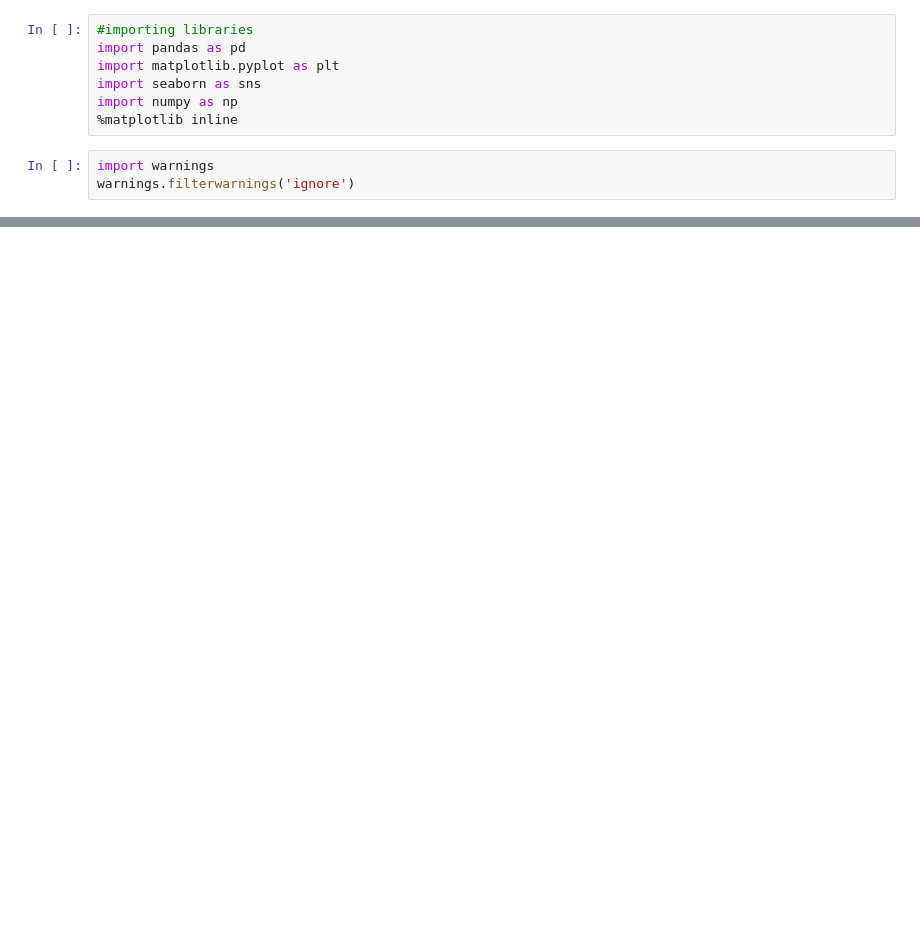
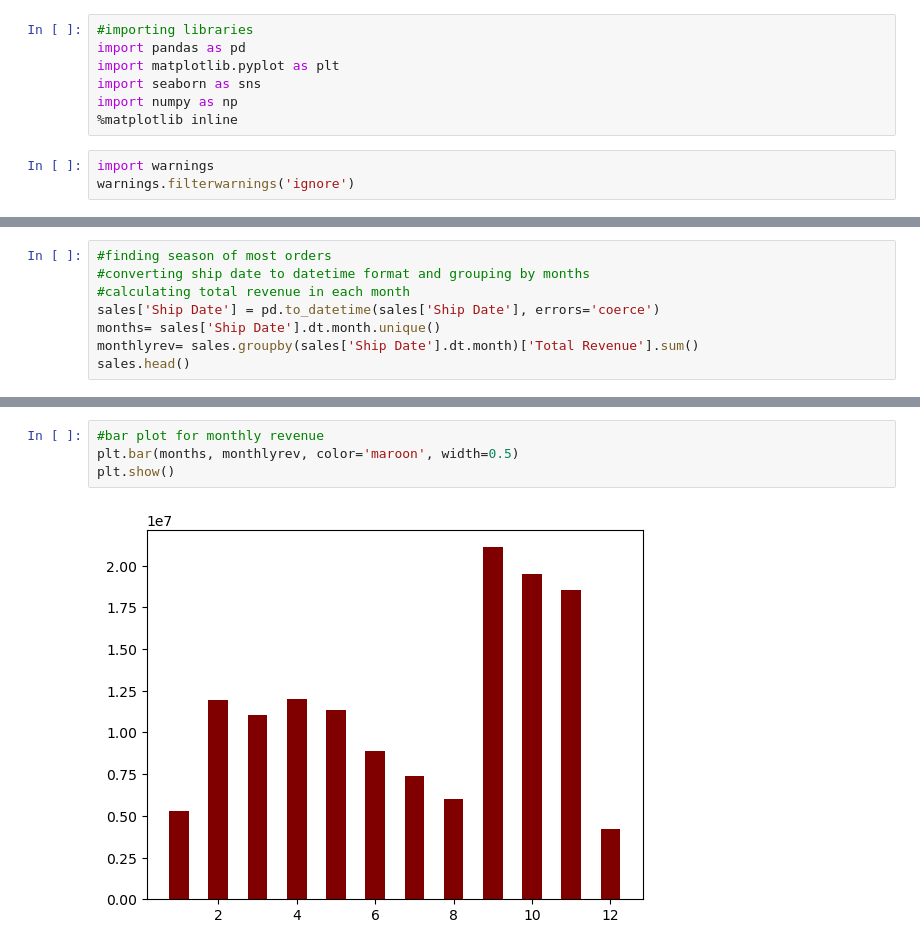
Before and after one commit to pratyusha-garaye/Amazon-Sales-Data-Analysis, a Jupyter notebook: Analyser.ipynb, the cells around one changed output, grey strips where cells are left out. Saved outputs shown, nothing was run; the diff lists cells and outputs as text; blank space fills up the shorter version.

```diff
--- a/Analyser.ipynb
+++ b/Analyser.ipynb
@@ -21,0 +115,8 @@ sales.head()
+# %%
+#finding season of most orders
+#converting ship date to datetime format and grouping by months
+#calculating total revenue in each month
+sales['Ship Date'] = pd.to_datetime(sales['Ship Date'], errors='coerce')
+months= sales['Ship Date'].dt.month.unique()
+monthlyrev= sales.groupby(sales['Ship Date'].dt.month)['Total Revenue'].sum()
+sales.head()
@@ -21,0 +130,6 @@ sales.head()
+# %%
+#bar plot for monthly revenue
+plt.bar(months, monthlyrev, color='maroon', width=0.5)
+plt.show()
+# %% [output]
+[figure, added]
```
Also changed, not shown: parts of 13 cells of this notebook, 4 other files.
